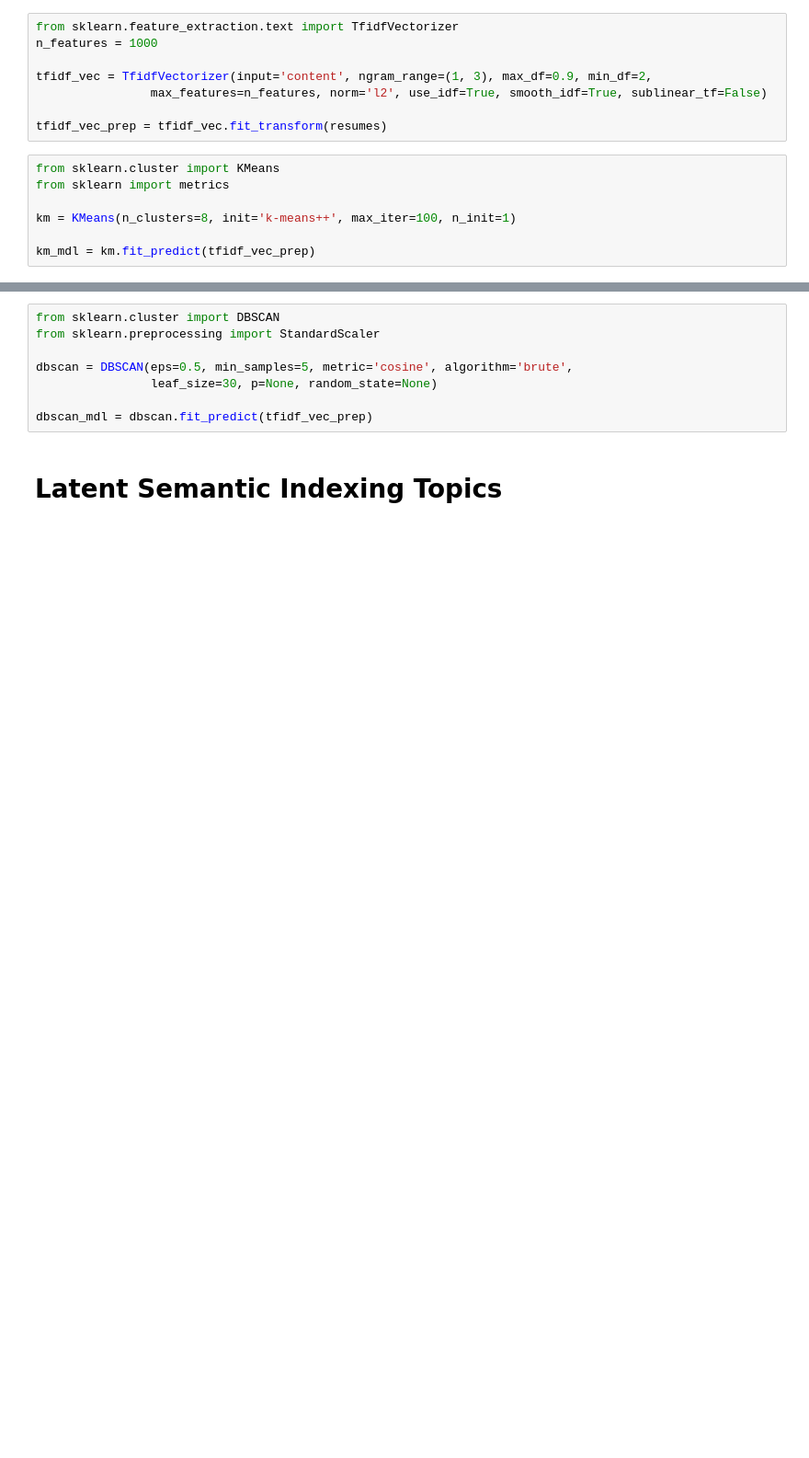
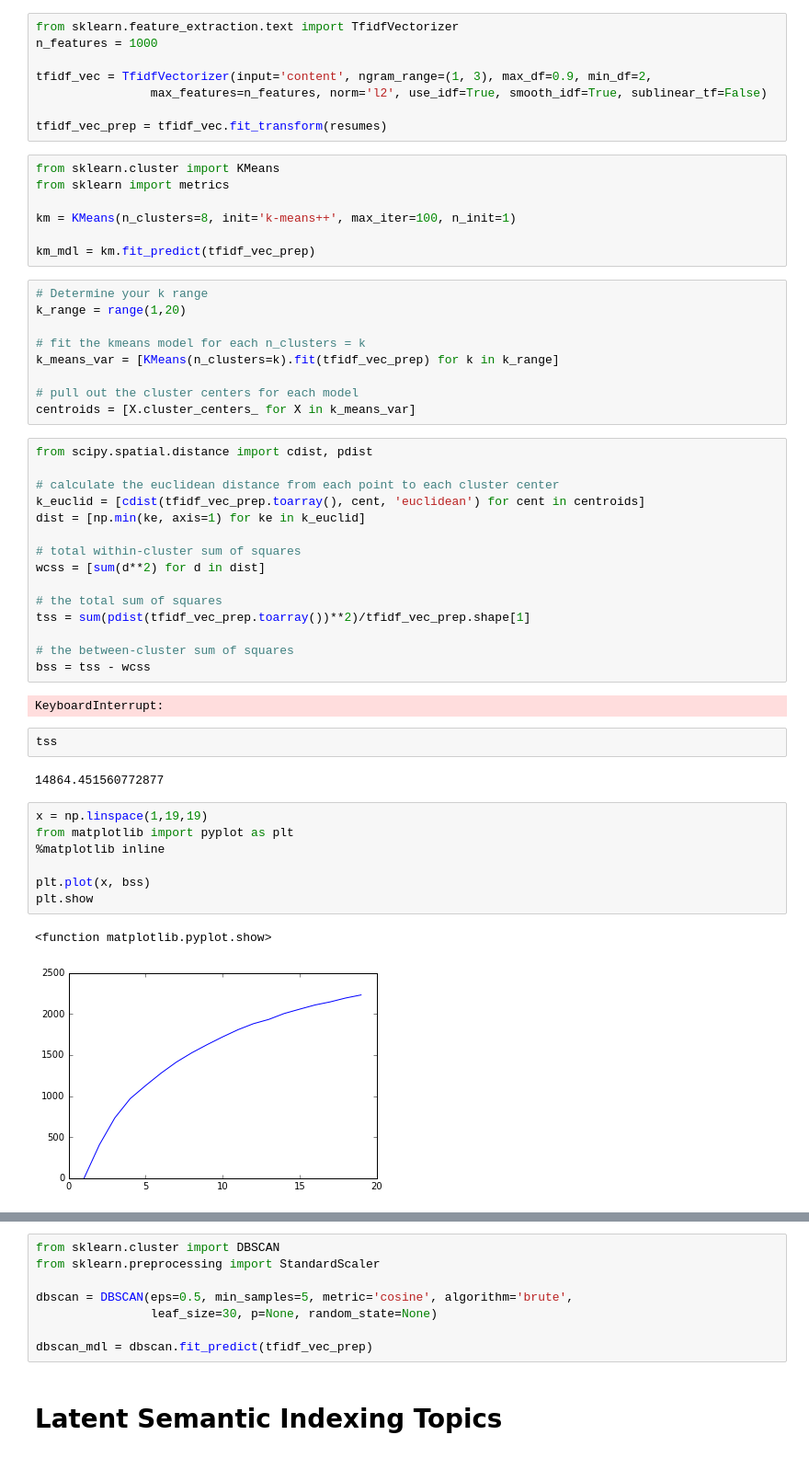
Before and after one commit to bryantbiggs/resume_tailor, a Jupyter notebook: cosine.ipynb, the cells around one changed output, grey strips where cells are left out. Shown at 92% size. Saved outputs shown, nothing was run; the diff lists cells and outputs as text; blank space fills up the shorter version.

Commit message:
cluster plots for elbow added

```diff
--- a/cosine.ipynb
+++ b/cosine.ipynb
@@ -152,3 +152,43 @@ from sklearn import metrics
 km = KMeans(n_clusters=8, init='k-means++', max_iter=100, n_init=1)
 
 km_mdl = km.fit_predict(tfidf_vec_prep)
+# %%
+# Determine your k range
+k_range = range(1,20)
+
+# fit the kmeans model for each n_clusters = k
+k_means_var = [KMeans(n_clusters=k).fit(tfidf_vec_prep) for k in k_range]
+
+# pull out the cluster centers for each model
+centroids = [X.cluster_centers_ for X in k_means_var]
+# %%
+from scipy.spatial.distance import cdist, pdist
+
+# calculate the euclidean distance from each point to each cluster center
+k_euclid = [cdist(tfidf_vec_prep.toarray(), cent, 'euclidean') for cent in centroids]
+dist = [np.min(ke, axis=1) for ke in k_euclid]
+
+# total within-cluster sum of squares
+wcss = [sum(d**2) for d in dist]
+
+# the total sum of squares
+tss = sum(pdist(tfidf_vec_prep.toarray())**2)/tfidf_vec_prep.shape[1]
+
+# the between-cluster sum of squares
+bss = tss - wcss
+# %% [output]
+KeyboardInterrupt:
+# %%
+tss
+# %% [output]
+14864.451560772877
+# %%
+x = np.linspace(1,19,19)
+from matplotlib import pyplot as plt
+%matplotlib inline
+
+plt.plot(x, bss)
+plt.show
+# %% [output]
+<function matplotlib.pyplot.show>
+[figure, added]
```
Also changed, not shown: parts of 8 cells of this notebook.
